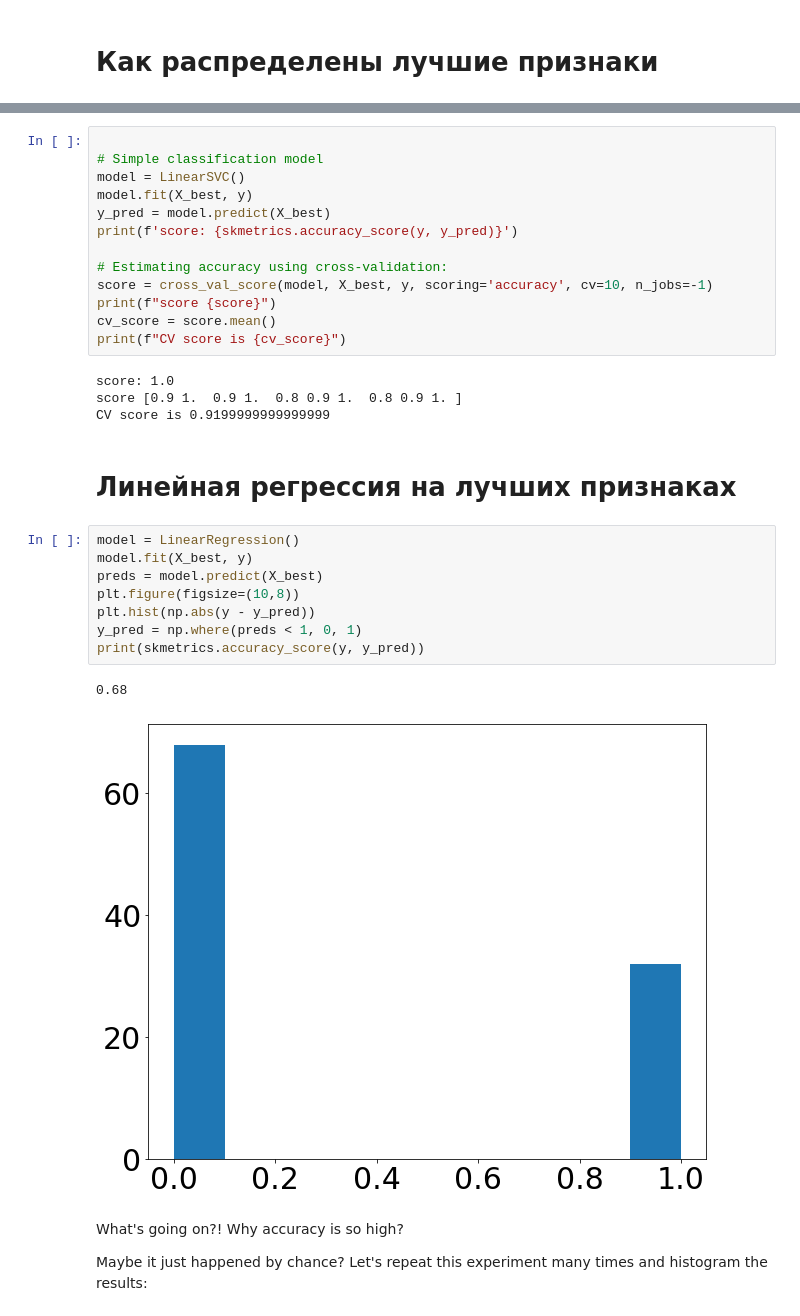
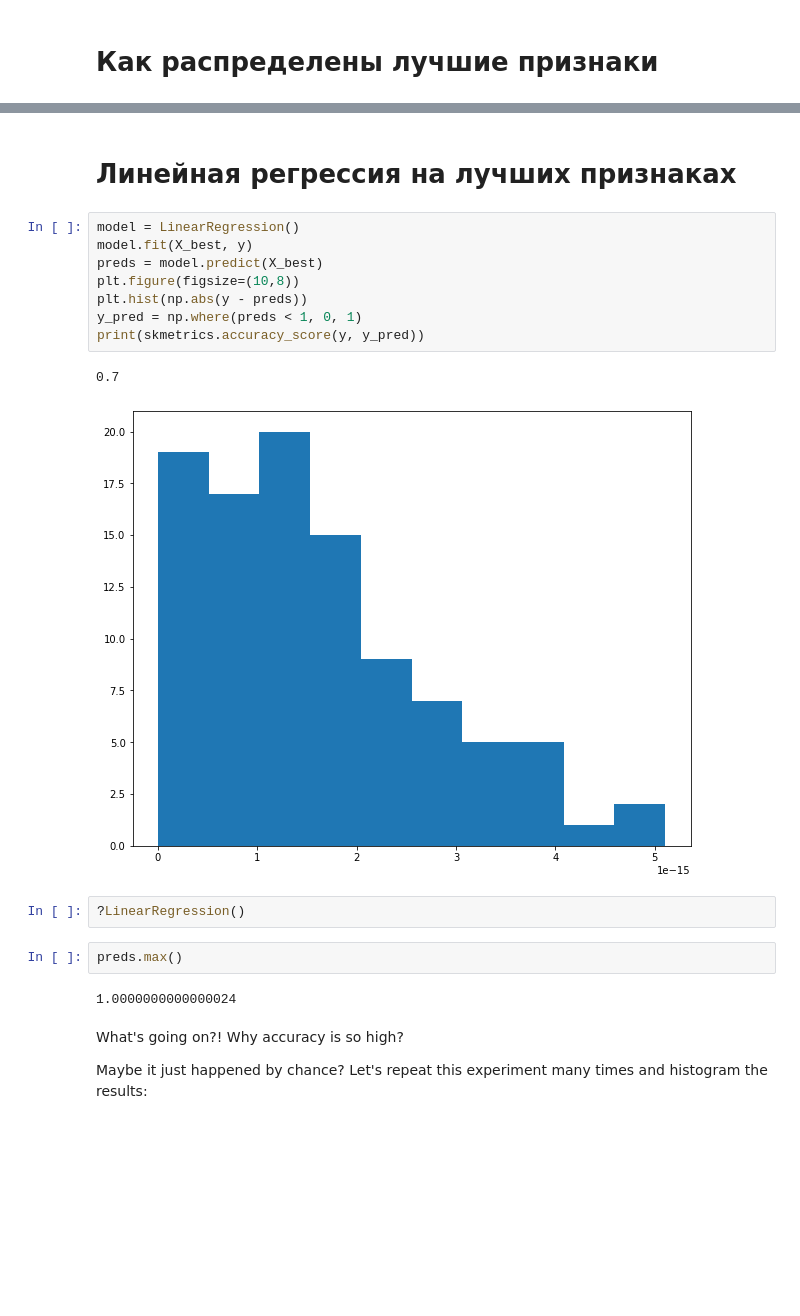
Before and after one commit to catavasia/ML_FIAN-21, a Jupyter notebook: seminar05_homework.ipynb, the cells around one changed output, grey strips where cells are left out. Drawn from its saved outputs; the diff is of its cells as text; blank space fills up the shorter version.

```diff
--- a/seminar05_homework.ipynb
+++ b/seminar05_homework.ipynb
@@ -118,33 +118,22 @@ CV score is 0.76
-# %%
-
-# Simple classification model
-model = LinearSVC()
-model.fit(X_best, y)
-y_pred = model.predict(X_best)
-print(f'score: {skmetrics.accuracy_score(y, y_pred)}')
-
-# Estimating accuracy using cross-validation:
-score = cross_val_score(model, X_best, y, scoring='accuracy', cv=10, n_jobs=-1)
-print(f"score {score}")
-cv_score = score.mean()
-print(f"CV score is {cv_score}")
-# %% [output]
-score: 1.0
-score [0.9 1.  0.9 1.  0.8 0.9 1.  0.8 0.9 1. ]
-CV score is 0.9199999999999999
 # %% [markdown]
 # Линейная регрессия на лучших признаках
 # %%
 model = LinearRegression()
 model.fit(X_best, y)
 preds = model.predict(X_best)
 plt.figure(figsize=(10,8))
-plt.hist(np.abs(y - y_pred))
+plt.hist(np.abs(y - preds))
 y_pred = np.where(preds < 1, 0, 1)
 print(skmetrics.accuracy_score(y, y_pred))
 # %% [output]
-0.68
+0.7
-[figure, old version]
+[figure, new version]
+# %%
+?LinearRegression()
+# %%
+preds.max()
+# %% [output]
+1.0000000000000024
 # %% [markdown]
 What's going on?! Why accuracy is so high?
 
```
Also changed, not shown: parts of 5 cells of this notebook.
